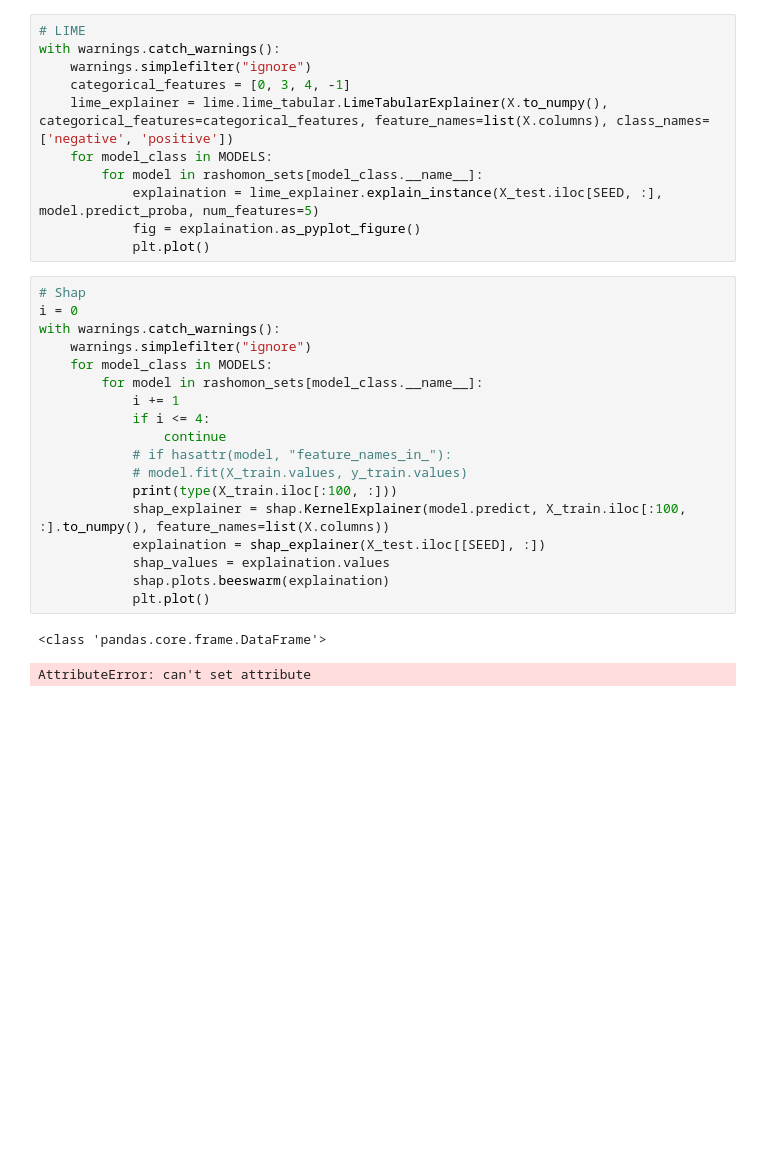
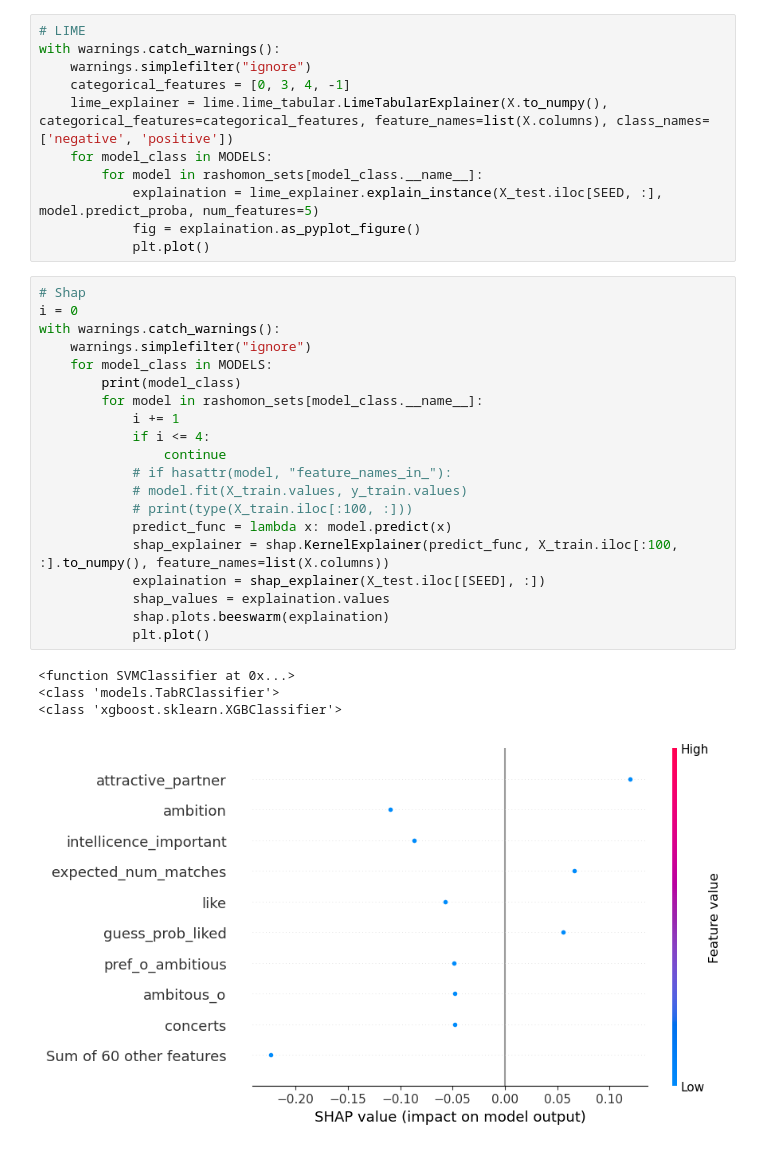
Before and after one commit to Krzaq8/XAI-team-project, a Jupyter notebook: exploration.ipynb, the cells around one changed output. Drawn from its saved outputs; the diff is of its cells as text; blank space fills up the shorter version.

```diff
--- a/exploration.ipynb
+++ b/exploration.ipynb
@@ -135,21 +145,25 @@ with warnings.catch_warnings():
 # %%
 # Shap
 i = 0
 with warnings.catch_warnings():
     warnings.simplefilter("ignore")
     for model_class in MODELS:
+        print(model_class)
         for model in rashomon_sets[model_class.__name__]:
             i += 1
             if i <= 4:
                 continue
             # if hasattr(model, "feature_names_in_"):
             # model.fit(X_train.values, y_train.values)
-            print(type(X_train.iloc[:100, :]))
-            shap_explainer = shap.KernelExplainer(model.predict, X_train.iloc[:100, :].to_numpy(), feature_names=list(X.columns))
+            # print(type(X_train.iloc[:100, :]))
+            predict_func = lambda x: model.predict(x)
+            shap_explainer = shap.KernelExplainer(predict_func, X_train.iloc[:100, :].to_numpy(), feature_names=list(X.columns))
             explaination = shap_explainer(X_test.iloc[[SEED], :])
             shap_values = explaination.values
             shap.plots.beeswarm(explaination)
             plt.plot()
 # %% [output]
-<class 'pandas.core.frame.DataFrame'>
+<function SVMClassifier at 0x...>
+<class 'models.TabRClassifier'>
+<class 'xgboost.sklearn.XGBClassifier'>
-AttributeError: can't set attribute
+[figure, added]
```
Also changed, not shown: parts of 3 cells of this notebook.
